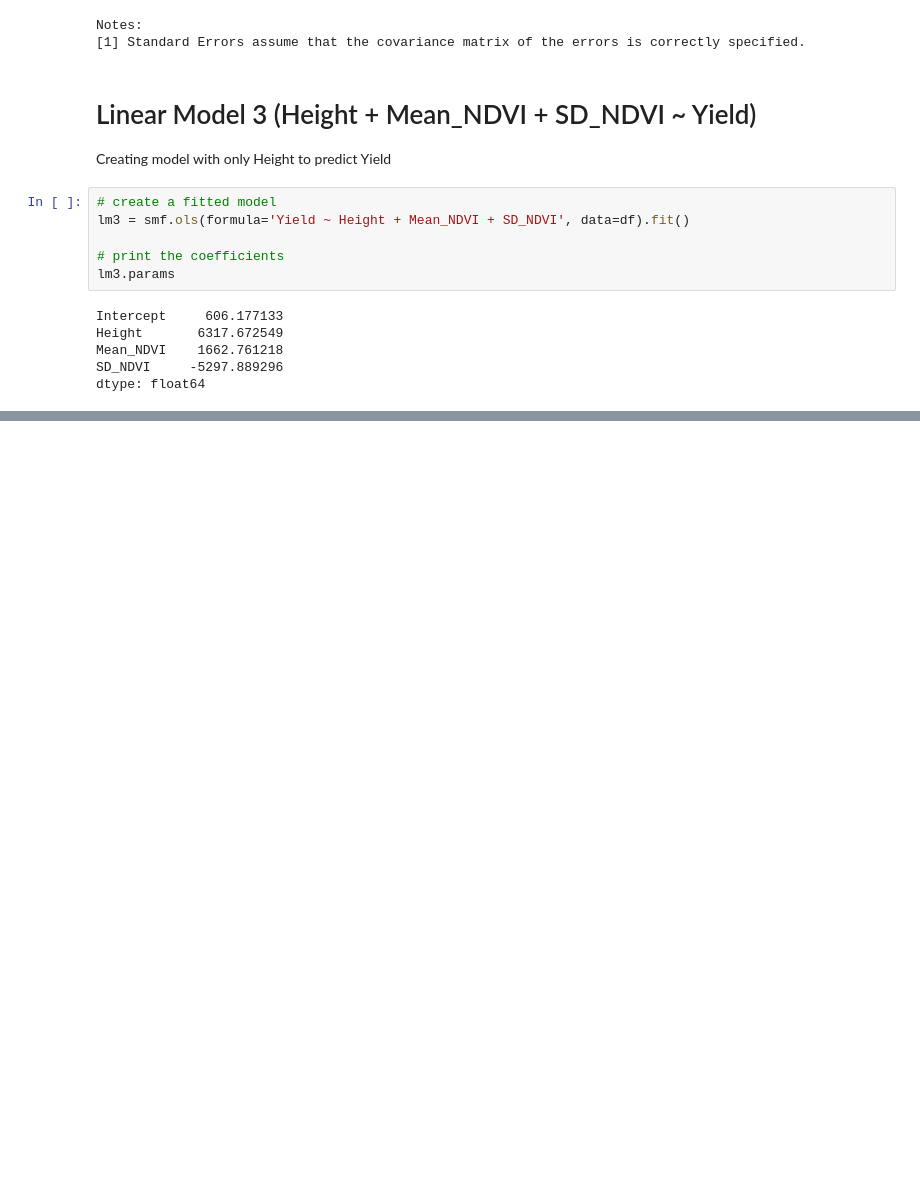
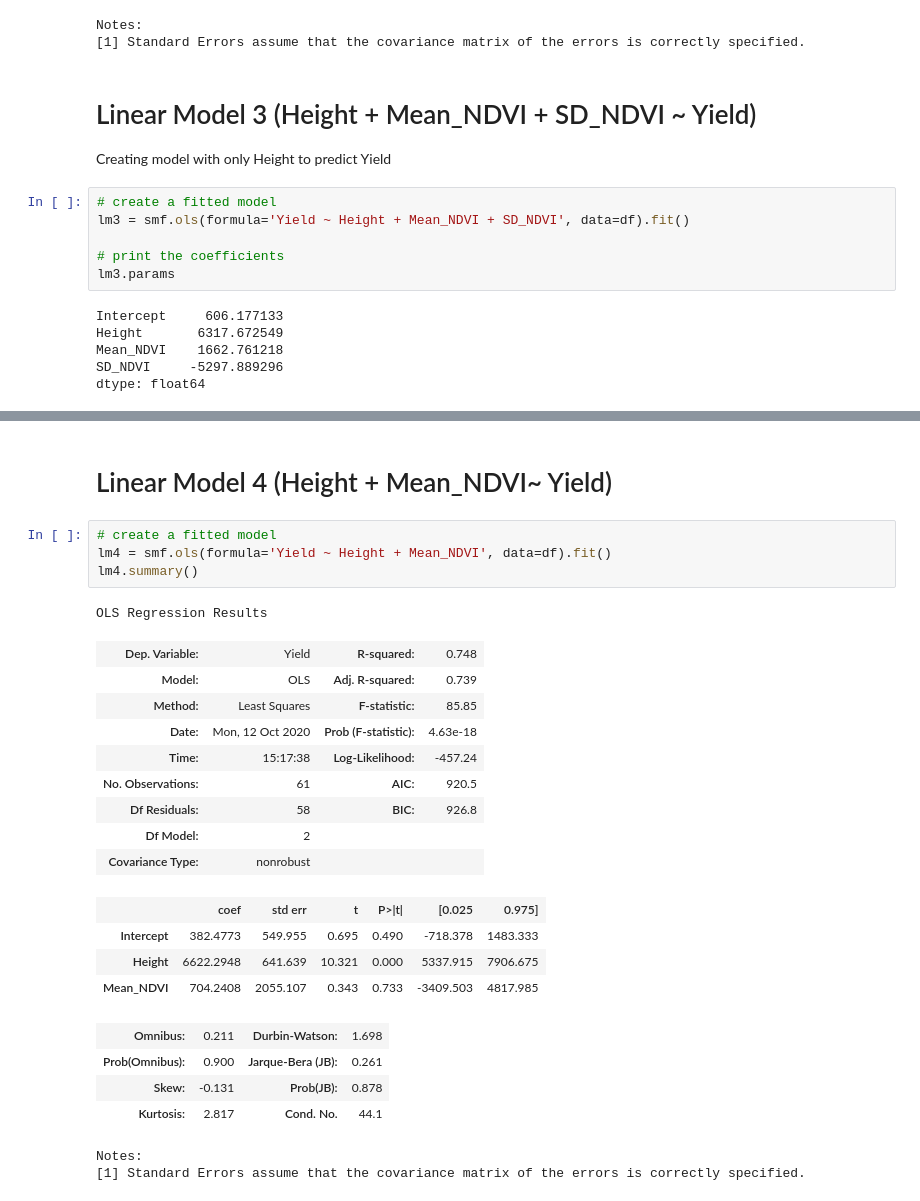
Before and after one commit to wjyamada/YieldData, a Jupyter notebook: AnalysisSeaborn.ipynb, the cells around one changed output, grey strips where cells are left out. Cells and saved outputs as stored; diff of their text form; blank space fills up the shorter version.

```diff
--- a/AnalysisSeaborn.ipynb
+++ b/AnalysisSeaborn.ipynb
@@ -152,3 +152,30 @@ OLS Regression Results
 | Kurtosis: | 2.725 | Cond. No. | 101. |
 Notes:
 [1] Standard Errors assume that the covariance matrix of the errors is correctly specified.
+# %% [markdown]
+# Linear Model 4 (Height + Mean_NDVI~ Yield)
+# %%
+# create a fitted model
+lm4 = smf.ols(formula='Yield ~ Height + Mean_NDVI', data=df).fit()
+lm4.summary()
+# %% [output]
+OLS Regression Results
+| Dep. Variable: | Yield | R-squared: | 0.748 |
+| Model: | OLS | Adj. R-squared: | 0.739 |
+| Method: | Least Squares | F-statistic: | 85.85 |
+| Date: | Mon, 12 Oct 2020 | Prob (F-statistic): | 4.63e-18 |
+| Time: | 15:17:38 | Log-Likelihood: | -457.24 |
+| No. Observations: | 61 | AIC: | 920.5 |
+| Df Residuals: | 58 | BIC: | 926.8 |
+| Df Model: | 2 |  |  |
+| Covariance Type: | nonrobust |  |  |
+|  | coef | std err | t | P>|t| | [0.025 | 0.975] |
+| Intercept | 382.4773 | 549.955 | 0.695 | 0.490 | -718.378 | 1483.333 |
+| Height | 6622.2948 | 641.639 | 10.321 | 0.000 | 5337.915 | 7906.675 |
+| Mean_NDVI | 704.2408 | 2055.107 | 0.343 | 0.733 | -3409.503 | 4817.985 |
+| Omnibus: | 0.211 | Durbin-Watson: | 1.698 |
+| Prob(Omnibus): | 0.900 | Jarque-Bera (JB): | 0.261 |
+| Skew: | -0.131 | Prob(JB): | 0.878 |
+| Kurtosis: | 2.817 | Cond. No. | 44.1 |
+Notes:
+[1] Standard Errors assume that the covariance matrix of the errors is correctly specified.
```
Also changed, not shown: parts of 5 cells of this notebook.
